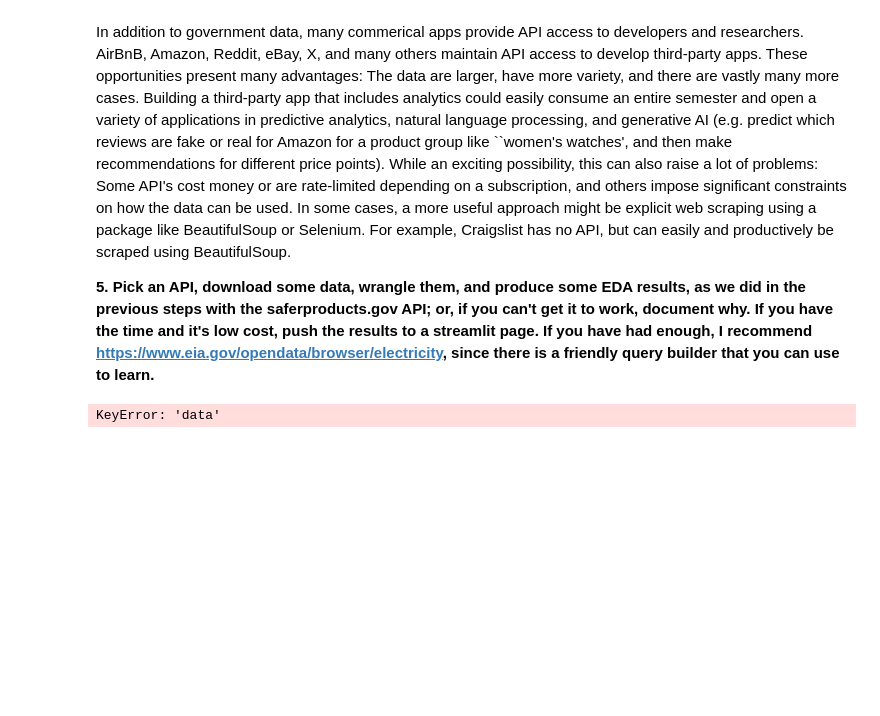
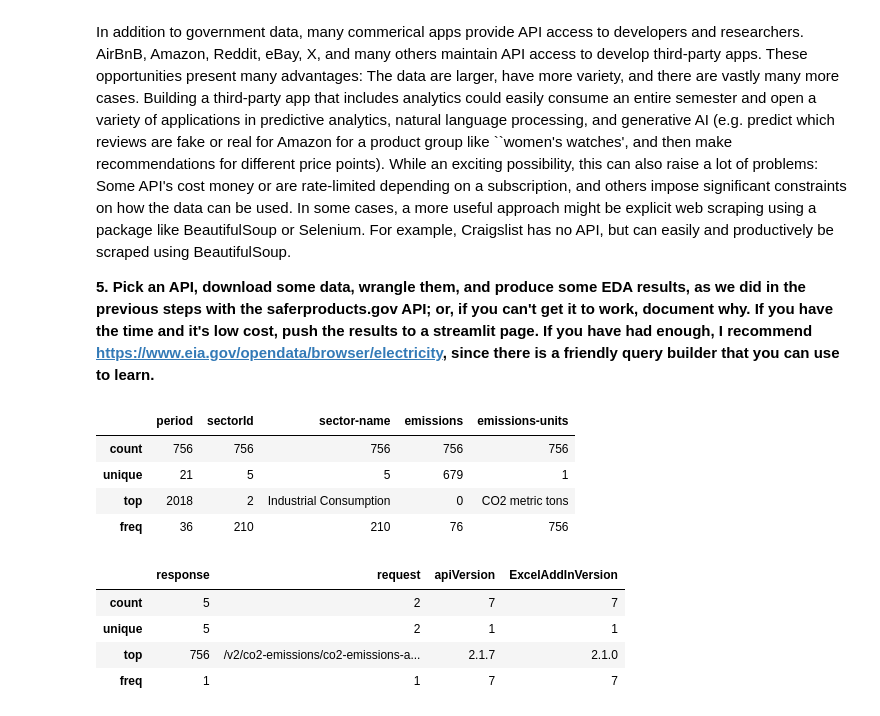
Before and after one commit to vrhughes/labs, a Jupyter notebook: 01_api_calls/assignment_notebook.ipynb, the cells around one changed output. Saved outputs shown, nothing was run; the diff lists cells and outputs as text; code cells hidden in the pictures; blank space fills up the shorter version.

```diff
--- a/01_api_calls/assignment_notebook.ipynb
+++ b/01_api_calls/assignment_notebook.ipynb
@@ -227,6 +227,35 @@ Each of these API resources could either be the cornerstone of a project or a so
 In addition to government data, many commerical apps provide API access to developers and researchers. AirBnB, Amazon, Reddit, eBay, X, and many others maintain API access to develop third-party apps. These opportunities present many advantages: The data are larger, have more variety, and there are vastly many more cases. Building a third-party app that includes analytics could easily consume an entire semester and open a variety of applications in predictive analytics, natural language processing, and generative AI (e.g. predict which reviews are fake or real for Amazon for a product group like ``women's watches', and then make recommendations for different price points). While an exciting possibility, this can also raise a lot of problems: Some API's cost money or are rate-limited depending on a subscription, and others impose significant constraints on how the data can be used. In some cases, a more useful approach might be explicit web scraping using a package like BeautifulSoup or Selenium. For example, Craigslist has no API, but can easily and productively be scraped using BeautifulSoup.
 
 **5. Pick an API, download some data, wrangle them, and produce some EDA results, as we did in the previous steps with the saferproducts.gov API; or, if you can't get it to work, document why. If you have the time and it's low cost, push the results to a streamlit page. If you have had enough, I recommend https://www.eia.gov/opendata/browser/electricity, since there is a friendly query builder that you can use to learn.**
+# %%
+# Part 1: picking API and downloading data
+import pandas as pd
+import requests
+import json
+import urllib.request
+
+# I chose to use EIA.gov and study carbon emissions by year for each state in the U.S.
+# Description from EIA: CO2 emissions and carbon coefficients by fuel, state of Virginia, and sector. Report and documentation: https://www.eia.gov/environment/emissions/state/
+url = 'https://api.eia.gov/v2/co2-emissions/co2-emissions-and-carbon-coefficients/data/'
+query = '?api_key=SiYCVpVIOgr8UYsbmfSeWlVXvumxknc8db06WDBR&frequency=annual&data[0]=emissions&facets[stateId][]=VA&start=1998&end=2018&sort[0][column]=period&sort[0][direction]=desc&offset=0&length=5000'
+# Data wrangling
+header = {'User-Agent': 'Mozilla/5.0 (Macintosh; Intel Mac OS X 10_10_1) AppleWebKit/537.36 (KHTML, like Gecko) Chrome/39.0.2171.95 Safari/537.36'}
+raw = requests.get(url+query,headers=header) # Query the database
+data = raw.json() # Convert data from json to dictionary
+
+# Part 2: data wrangling
+df = pd.DataFrame.from_dict(data)
+df.describe()
+
+# Condensed data into only columns I care about
+condensed = pd.DataFrame(df['response']['data'], columns=['period', 'sectorId', 'sector-name', 'emissions', 'emissions-units'])
+condensed.describe()
+# %% [output]
+|  | period | sectorId | sector-name | emissions | emissions-units |
+| count | 756 | 756 | 756 | 756 | 756 |
+| unique | 21 | 5 | 5 | 679 | 1 |
+| top | 2018 | 2 | Industrial Consumption | 0 | CO2 metric tons |
+| freq | 36 | 210 | 210 | 76 | 756 |
 # %%
 # Part 1: picking API and downloading data
 import pandas as pd
@@ -245,11 +274,13 @@ data = raw.json() # Convert data from json to dictionary
 
 # Part 2: data wrangling
 df = pd.DataFrame.from_dict(data)
-print(df['data'].head())
-# stuff is a list
-all_data = df['response']['data']
-print(all_data)
-print(len(all_data))
+df.describe()
+
+#print(all_data, '\n')
+#print(len(all_data), '\n')
+'''
+# part 3: cleaning
+# Create a condensed list, getting rid of variables we don't care about
 rows = len(all_data)
 cols = 5
 condensed = [[0]*cols]*rows
@@ -259,9 +290,25 @@ for i in range(len(all_data)):
     condensed[i][2] = (all_data[i]['sector-name']) # sector name
     condensed[i][3] = (all_data[i]['emissions'])
     condensed[i][4] = (all_data[i]['emissions-units'])
-
-print(condensed)
-var = 'sectorId'
-print(all_data[var].unique())
+'''
+#print(condensed, '\n')
+'''
+temp = df['response']['data']
+clean_values = []
+for i in range(len(temp)):
+    if len(temp[i])>0:
+        values = []
+        for j in range(len(temp[i])):
+            values.append(temp[i][j]['Option'] )
+        clean_values.append(values)
+    else:
+        clean_values.append('')
+df['response']['data'] = clean_values
+print(df['response'], '\n')
+'''
 # %% [output]
-KeyError: 'data'
+|  | response | request | apiVersion | ExcelAddInVersion |
+| count | 5 | 2 | 7 | 7 |
+| unique | 5 | 2 | 1 | 1 |
+| top | 756 | /v2/co2-emissions/co2-emissions-a... | 2.1.7 | 2.1.0 |
+| freq | 1 | 1 | 7 | 7 |
```
